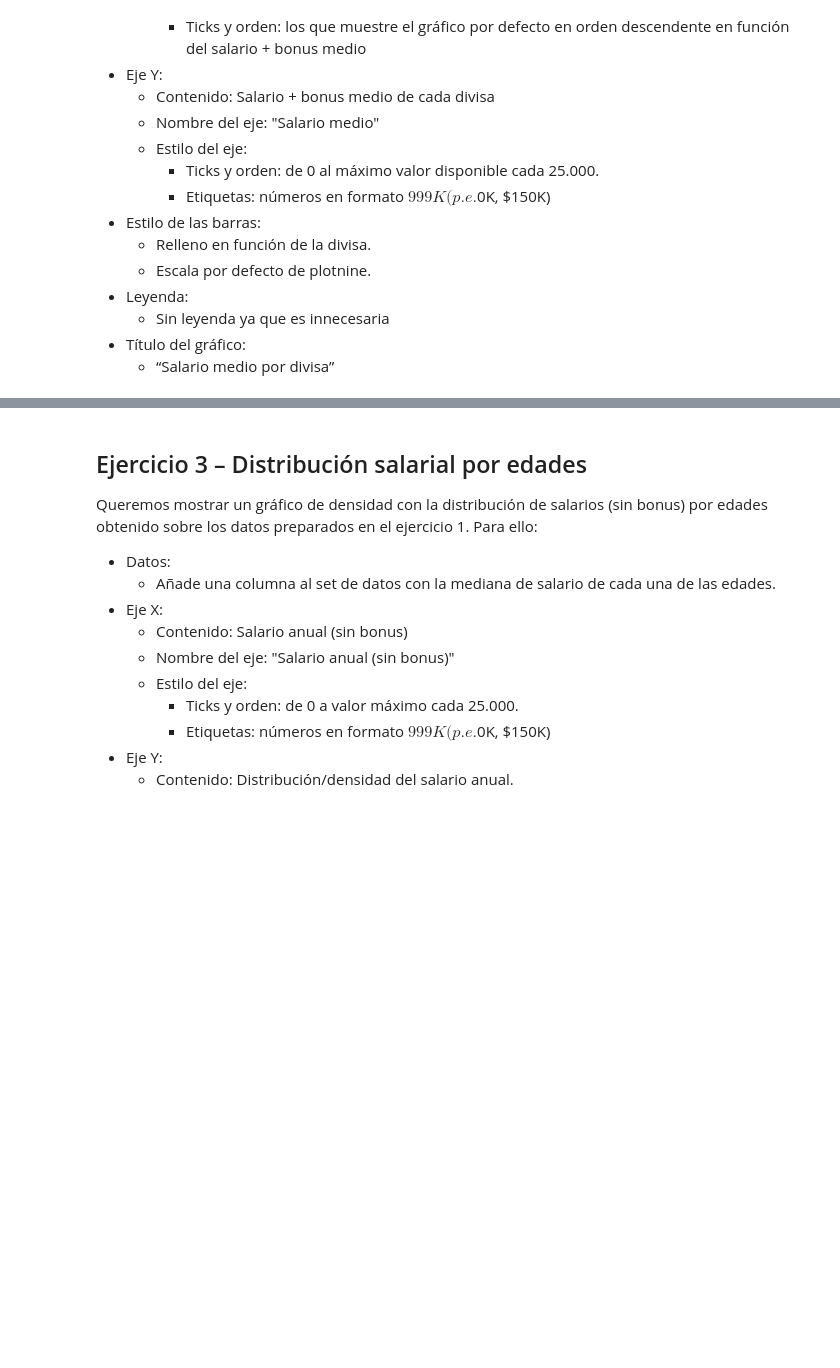
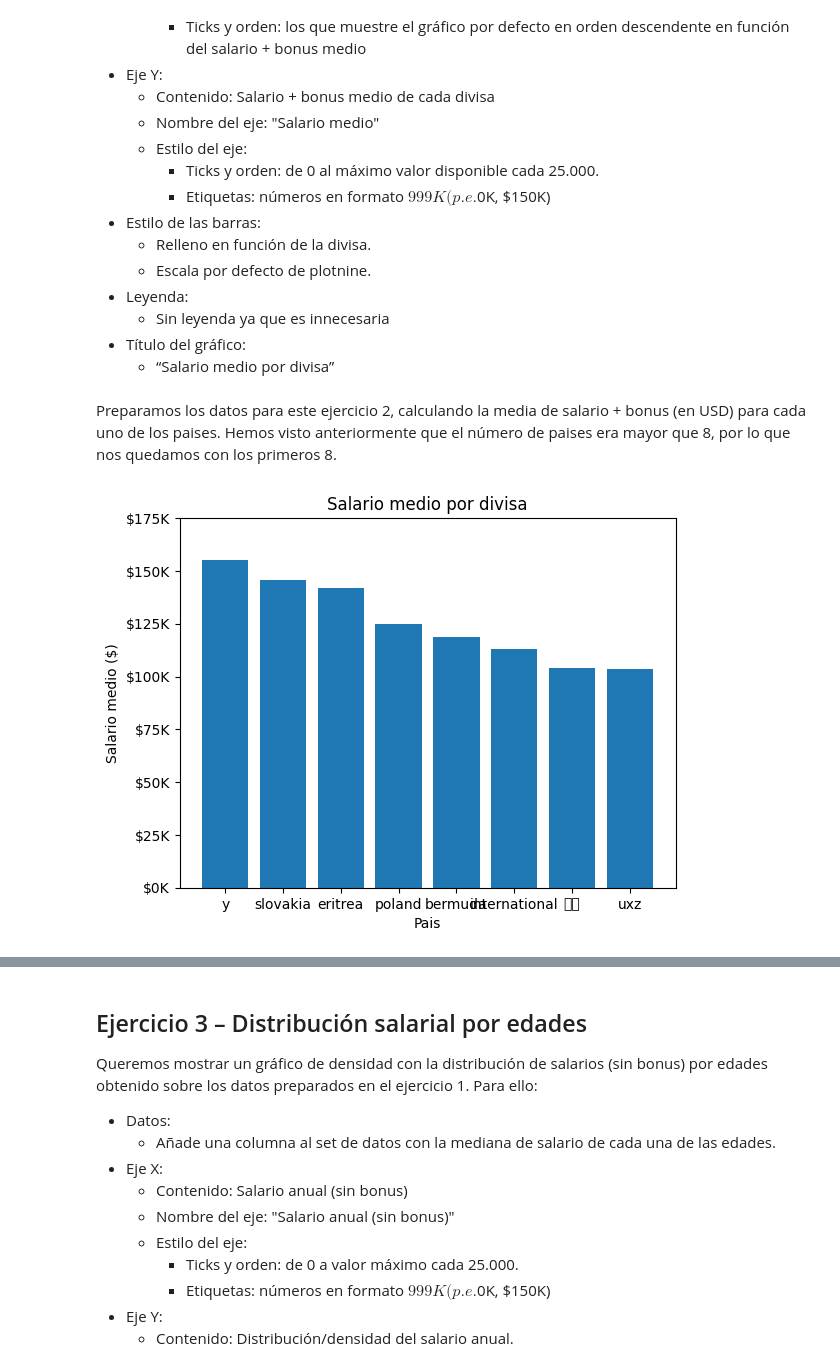
Before and after one commit to laurajimenezalonso/static_visualisation, a Jupyter notebook: notebooks/Ejercicios para practicar.ipynb, the cells around one changed output, grey strips where cells are left out. Saved outputs shown, nothing was run; the diff lists cells and outputs as text; code cells hidden in the pictures; blank space fills up the shorter version.

```diff
--- a/notebooks/Ejercicios para practicar.ipynb
+++ b/notebooks/Ejercicios para practicar.ipynb
@@ -294,2 +360,6 @@ data_filtered.loc[:, 'total_salary_usd'] = data_filtered['total_salary_usd'].fil
 # %%
+#Export data
 data_filtered.to_csv('../data/cleanSalaries.csv', index=False)
+
+#Import data
+data = pd.read_csv('../data/cleanSalaries.csv')
@@ -324,10 +397,23 @@ import plotnine as p9
+# %% [markdown]
+Preparamos los datos para este ejercicio 2, calculando la media de salario + bonus (en USD) para cada uno de los paises. Hemos visto anteriormente que el número de paises era mayor que 8, por lo  que nos quedamos con los primeros 8.
 # %%
-df_ej2=(
-    data_filtered.groupby(['fixed_country'])[['annual_salary_usd','bonus_salary_usd']]
+#Preparamos los datos
+data_ej2=(
+    data.groupby(['fixed_country'])[['total_salary_usd']]
     .mean()
     .reset_index()
-    .sort_values(by='annual_salary_usd', ascending=False)
+    .sort_values(by='total_salary_usd', ascending=False)
     .head(8)
 )
-
-df_ej2
+# %%
+#usando matplotlib
+plt.bar(data_ej2.fixed_country, data_ej2.total_salary_usd)
+plt.title('Salario medio por divisa')
+plt.xlabel('Pais')
+plt.ylabel('Salario medio ($)')
+plt.yticks(range(0, 200000, 25000),
+           labels=[f"${number//1000:,.0f}K" for number in range(0, 200000, 25000)])
+
+plt.show()
+# %% [output]
+[figure, added]
```
Also changed, not shown: parts of 23 cells of this notebook, 3 other files.
